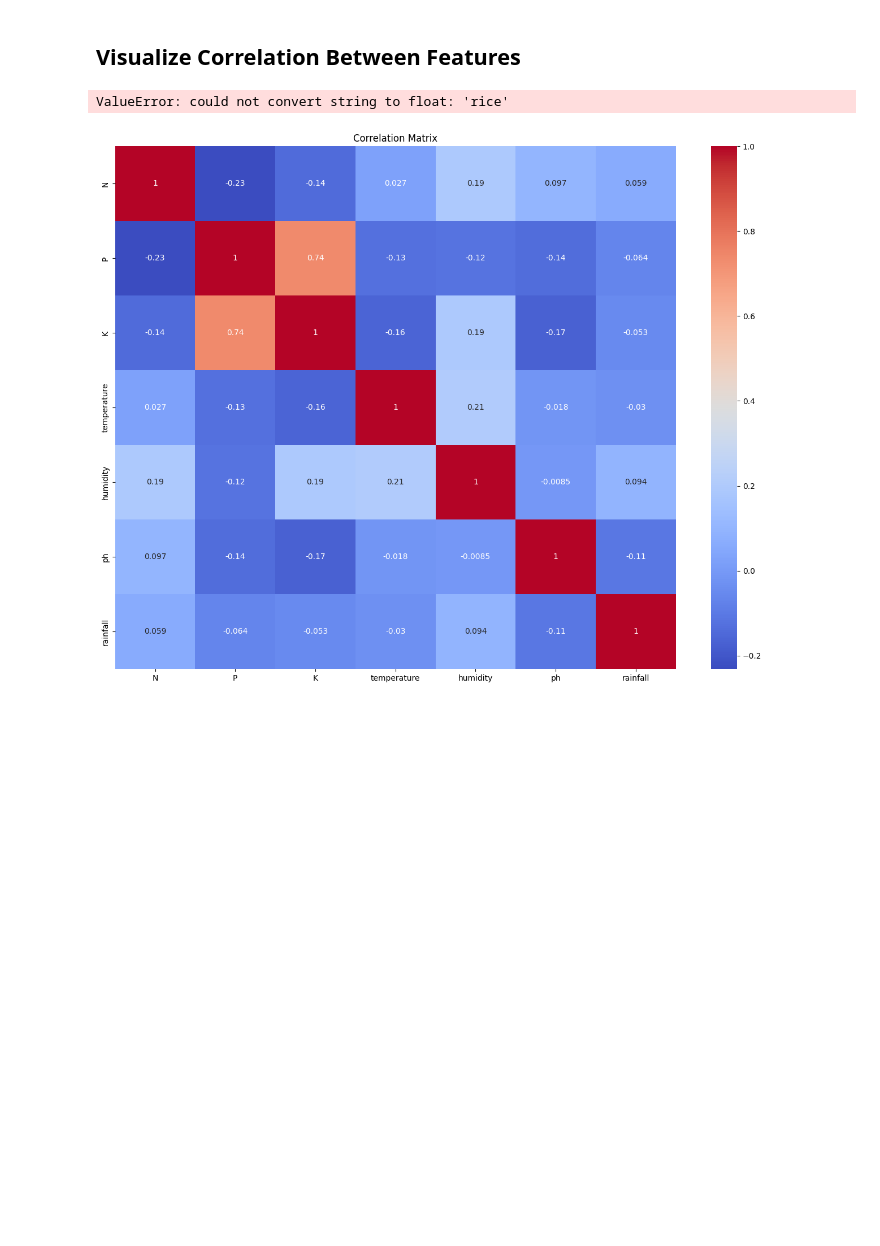
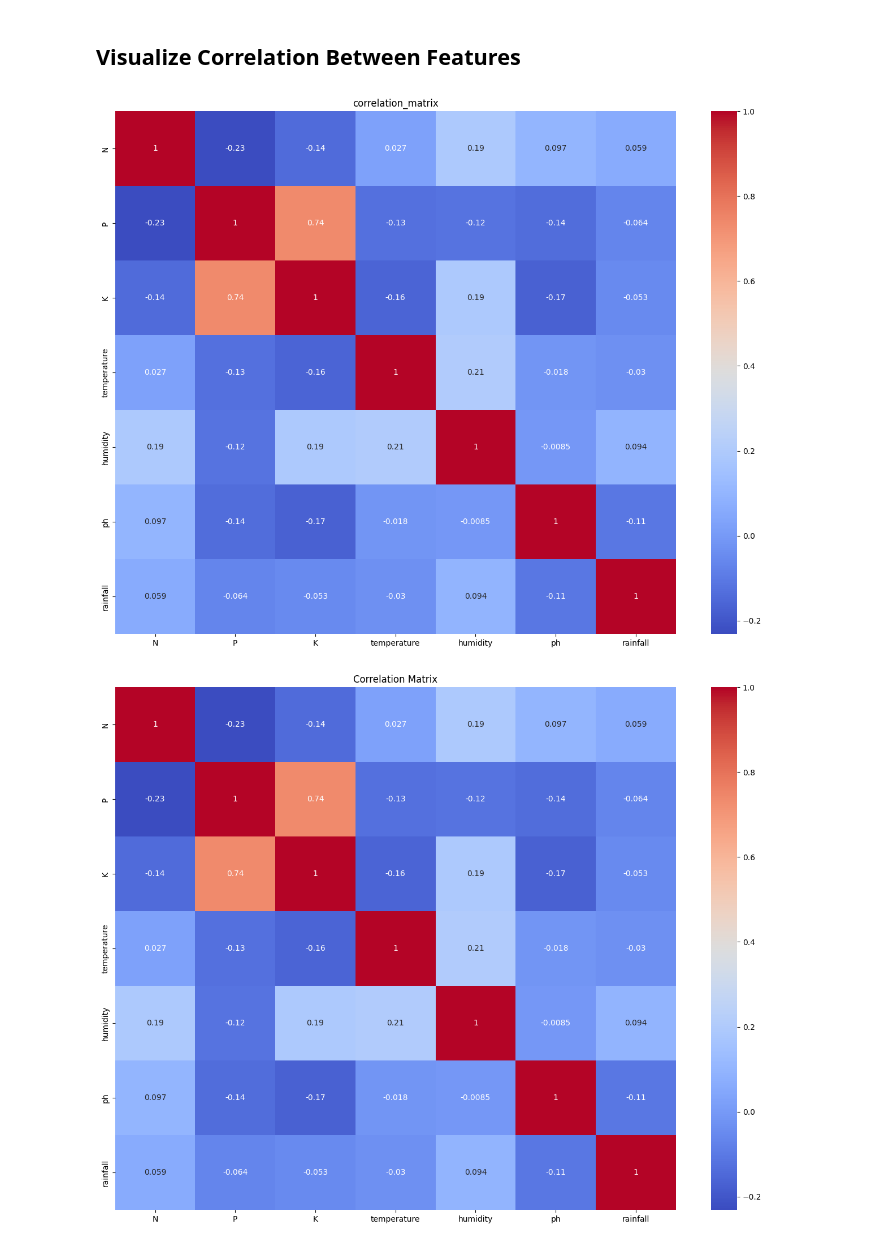
Before and after one commit to Sifat-PUST/AI, a Jupyter notebook: NKP Code Run it/Fetal-Health-feature.ipynb, the cells around one changed output. Saved outputs shown, nothing was run; the diff lists cells and outputs as text; code cells hidden in the pictures; blank space fills up the shorter version.

```diff
--- a/NKP Code Run it/Fetal-Health-feature.ipynb
+++ b/NKP Code Run it/Fetal-Health-feature.ipynb
@@ -18,14 +25,16 @@ f_title = data_set.columns
 ## Visualize Correlation Between Features
 # %%
 # print(f_labels)
-correlation_matrix = data_set[f_title].corr()
+# correlation_matrix = data_set[f_title].corr()
+correlation_matrix = data_set.select_dtypes(include=[np.number]).corr()
+
 # print(correlation_matrix)
 plt.figure(figsize=(16,12))
 sns.heatmap(correlation_matrix, annot=True, cmap="coolwarm")
 plt.title("correlation_matrix")
 plt.show()
 # %% [output]
-ValueError: could not convert string to float: 'rice'
+[figure, added]
 # %%
 import pandas as pd
 import matplotlib.pyplot as plt
```
Also changed, not shown: parts of 3 cells of this notebook, 2 other files.
